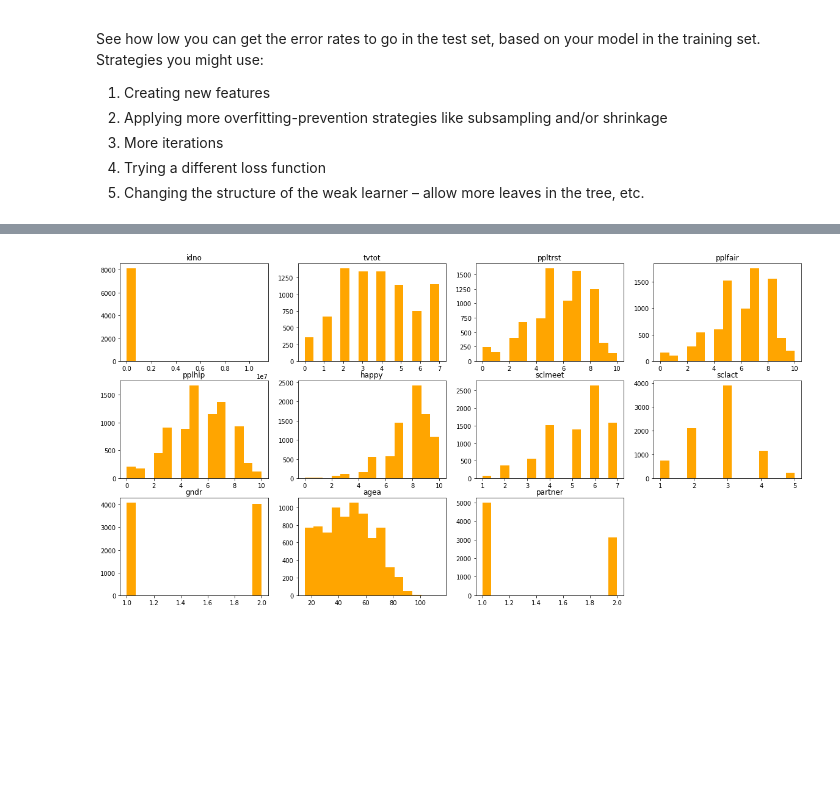
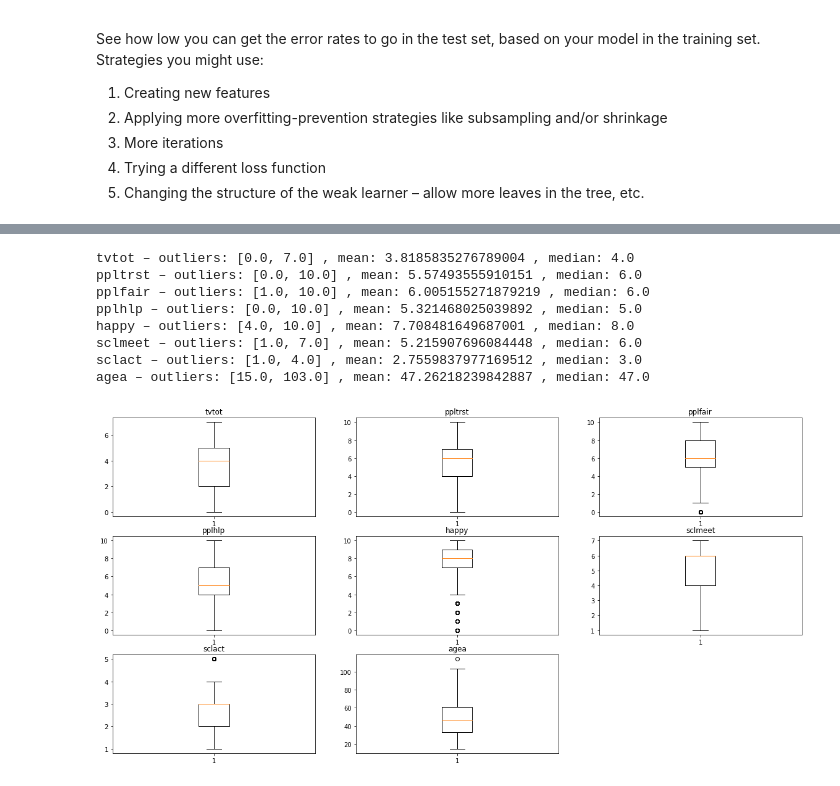
Before and after one commit to esthersweon/thinkful, a Jupyter notebook: main/unit_3/lesson_5_project_3.ipynb, the cells around one changed output, grey strips where cells are left out. Drawn from its saved outputs; the diff is of its cells as text; code cells hidden in the pictures; blank space fills up the shorter version.

```diff
--- a/main/unit_3/lesson_5_project_3.ipynb
+++ b/main/unit_3/lesson_5_project_3.ipynb
@@ -123,0 +115,3 @@ df.head()
+# %%
+new_df = df.copy()
+new_df.head()
@@ -124,13 +171,29 @@ df.head()
 # %%
-all_features = df.loc[:, df.dtypes == 'float64']
+all_features = list(new_df.columns)
+all_features.remove('cntry')
+all_features.remove('year')
+all_features.remove('gndr')
+all_features.remove('partner')
 
 plt.figure(figsize=(20, 10))
 
 for idx, feature in enumerate(all_features):
-    plt.subplot(3, 4, idx + 1)
+    plt.subplot(3, 3, idx + 1)
     plt.title(feature)
-    plt.hist(df[feature], bins=15, color="orange")
+    the_boxplot = plt.boxplot(new_df[feature])
+    the_outliers = [item.get_ydata()[1] for item in the_boxplot['whiskers']]
+    the_mean = new_df[feature].mean()
+    the_median = new_df[feature].median()
+    print(feature, '– outliers:', the_outliers, ', mean:', the_mean, ', median:', the_median)
 
 plt.show()
 # %% [output]
+tvtot – outliers: [0.0, 7.0] , mean: 3.8185835276789004 , median: 4.0
+ppltrst – outliers: [0.0, 10.0] , mean: 5.57493555910151 , median: 6.0
+pplfair – outliers: [1.0, 10.0] , mean: 6.005155271879219 , median: 6.0
+pplhlp – outliers: [0.0, 10.0] , mean: 5.321468025039892 , median: 5.0
+happy – outliers: [4.0, 10.0] , mean: 7.708481649687001 , median: 8.0
+sclmeet – outliers: [1.0, 7.0] , mean: 5.215907696084448 , median: 6.0
+sclact – outliers: [1.0, 4.0] , mean: 2.7559837977169512 , median: 3.0
+agea – outliers: [15.0, 103.0] , mean: 47.26218239842887 , median: 47.0
-[figure, old version]
+[figure, new version]
```
Also changed, not shown: parts of 9 cells of this notebook, 11 other files.
